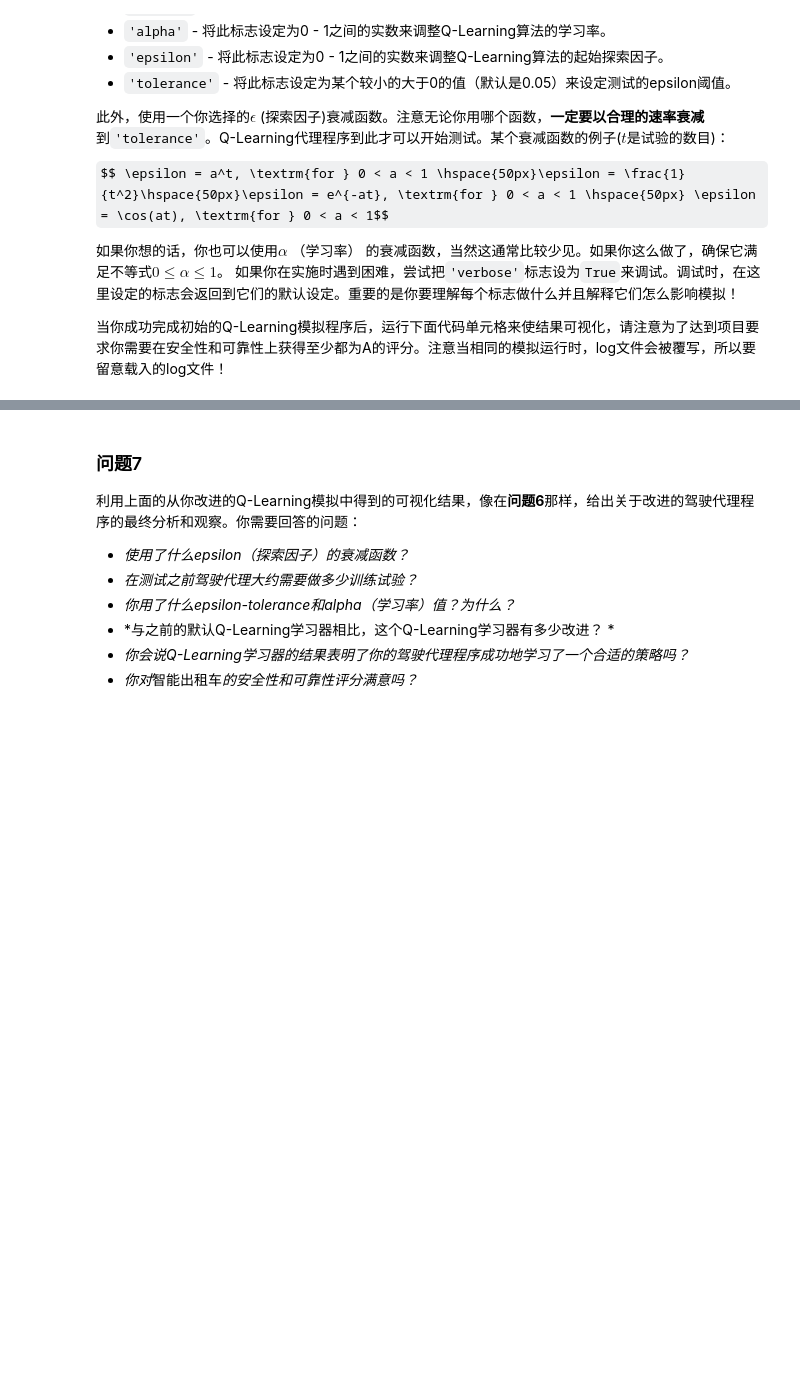
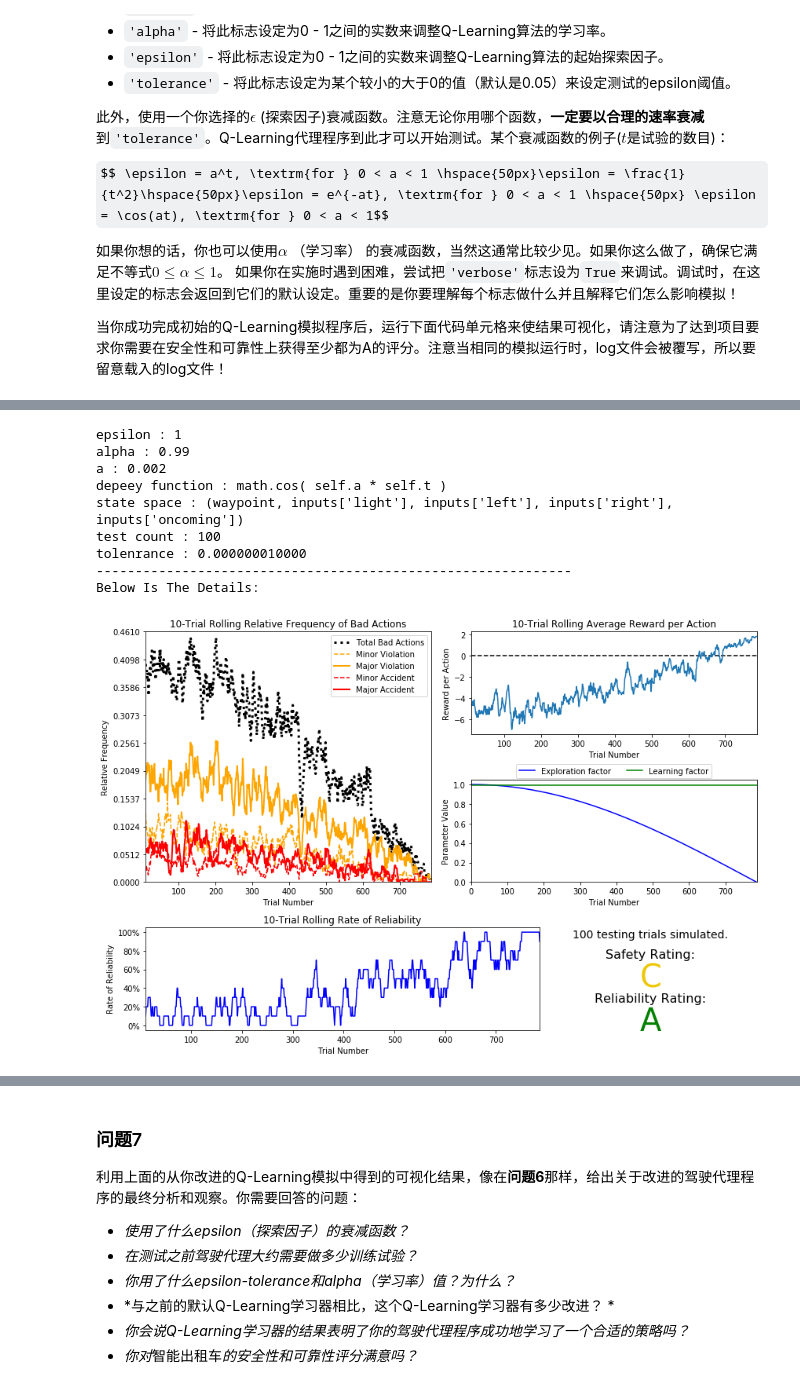
Before and after one commit to StevenHGuo/Reinforcement_Learning, a Jupyter notebook: smartcab.ipynb, the cells around one changed output, grey strips where cells are left out. Saved outputs shown, nothing was run; the diff lists cells and outputs as text; code cells hidden in the pictures; some formulas as TeX source; blank space fills up the shorter version.

```diff
--- a/smartcab.ipynb
+++ b/smartcab.ipynb
@@ -252,0 +305,13 @@ vs.plot_trials('sim_improved-learning1516115100.45.csv')
+# %%
+showParamsList('sim_improved-learning-epsilon1-alpha0.99-a0.002-formula3-state_space1-n_test100-tolerance1e-08')
+# %% [output]
+epsilon : 1
+alpha : 0.99
+a : 0.002
+depeey function : math.cos( self.a * self.t )
+state space : (waypoint, inputs['light'], inputs['left'], inputs['right'], inputs['oncoming'])
+test count : 100
+tolenrance : 0.000000010000
+-------------------------------------------------------------
+Below Is The Details:
+[figure, added]
```
Also changed, not shown: parts of 35 cells of this notebook, 37 other files.
